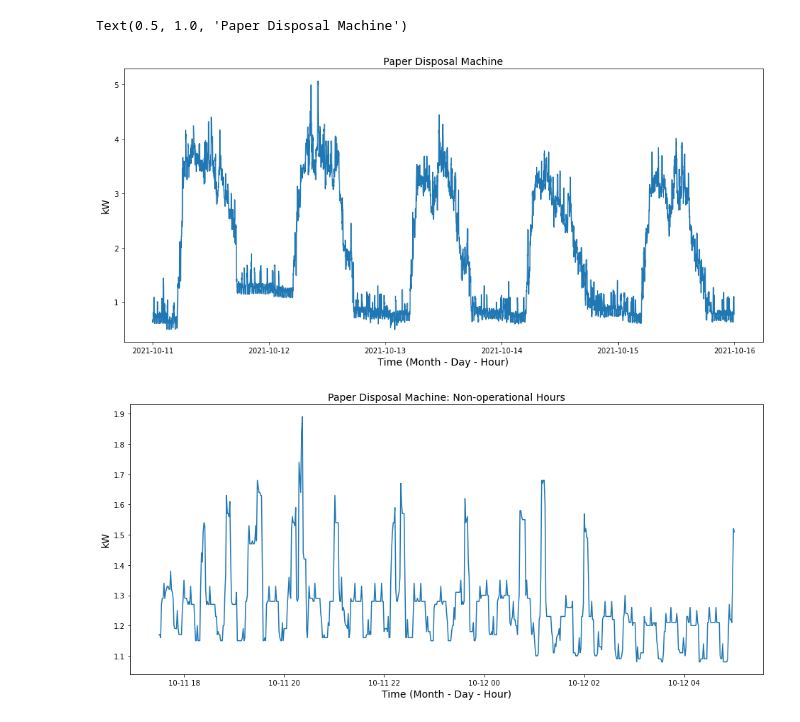
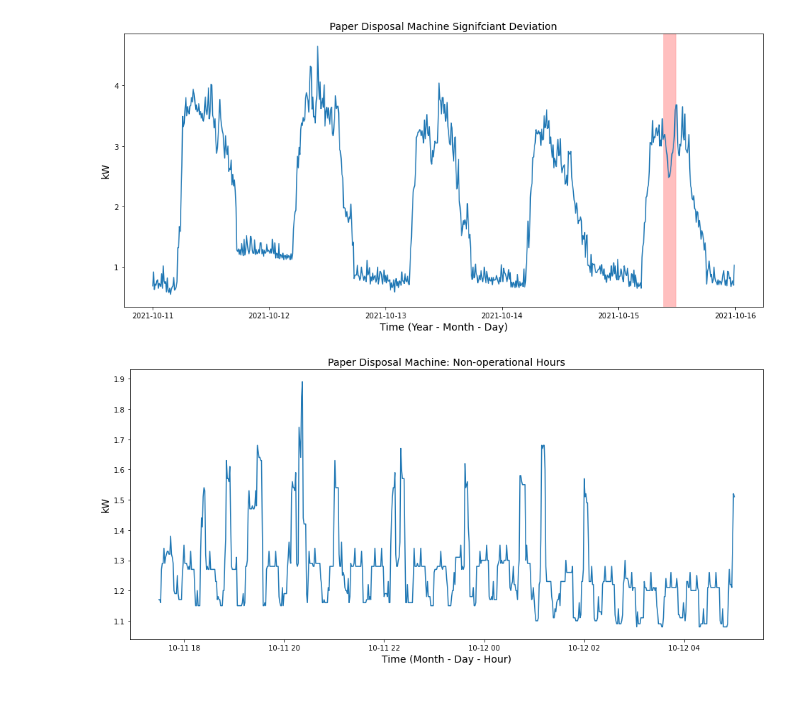
Before and after one commit to GStechschulte/energy-efficiency, a Jupyter notebook: EDA/gassmann_load_profiles/entsorgung.ipynb, the cells around one changed output. Saved outputs shown, nothing was run; the diff lists cells and outputs as text; code cells hidden in the pictures.

Commit message:
re-run plots for thesis images

```diff
--- a/EDA/gassmann_load_profiles/entsorgung.ipynb
+++ b/EDA/gassmann_load_profiles/entsorgung.ipynb
@@ -12,19 +12,24 @@ import plotly.express as px
 from statsmodels.graphics.tsaplots import plot_acf
 # %%
 #df_1T = query_table(table='entsorgung_30T')
-ent_week = weekday_time_series(sensor_id='entsorgung_1H')
+ent_week = weekday_time_series(sensor_id='entsorgung_10T')
 ent_week['kw'] = round(ent_week['kw'], 2)
 ent_week['kw'] = ent_week['kw'].apply(lambda x: 0.0 if x == -0.0 else x)
 ent_week['log_kw'] = np.log(ent_week['kw'])
 # %%
 plt.figure(figsize=(16, 7))
 plt.plot(ent_week.index, ent_week.kw)
-plt.xlabel('Time (Month - Day - Hour)', size=14)
+plt.axvspan(
+    xmin=['2021-10-15 09:15'],
+    xmax=['2021-10-15 11:45'],
+    color='red',
+    alpha=0.25)
+plt.xlabel('Time (Year - Month - Day)', size=14)
 plt.ylabel('kW', size=14)
-plt.title('Paper Disposal Machine', size=14)
+plt.title('Paper Disposal Machine Signifciant Deviation', size=14)
+plt.show()
 # %% [output]
-Text(0.5, 1.0, 'Paper Disposal Machine')
-[figure, old version]
+[figure, new version]
 # %%
 plt.figure(figsize=(16, 7))
 
```
